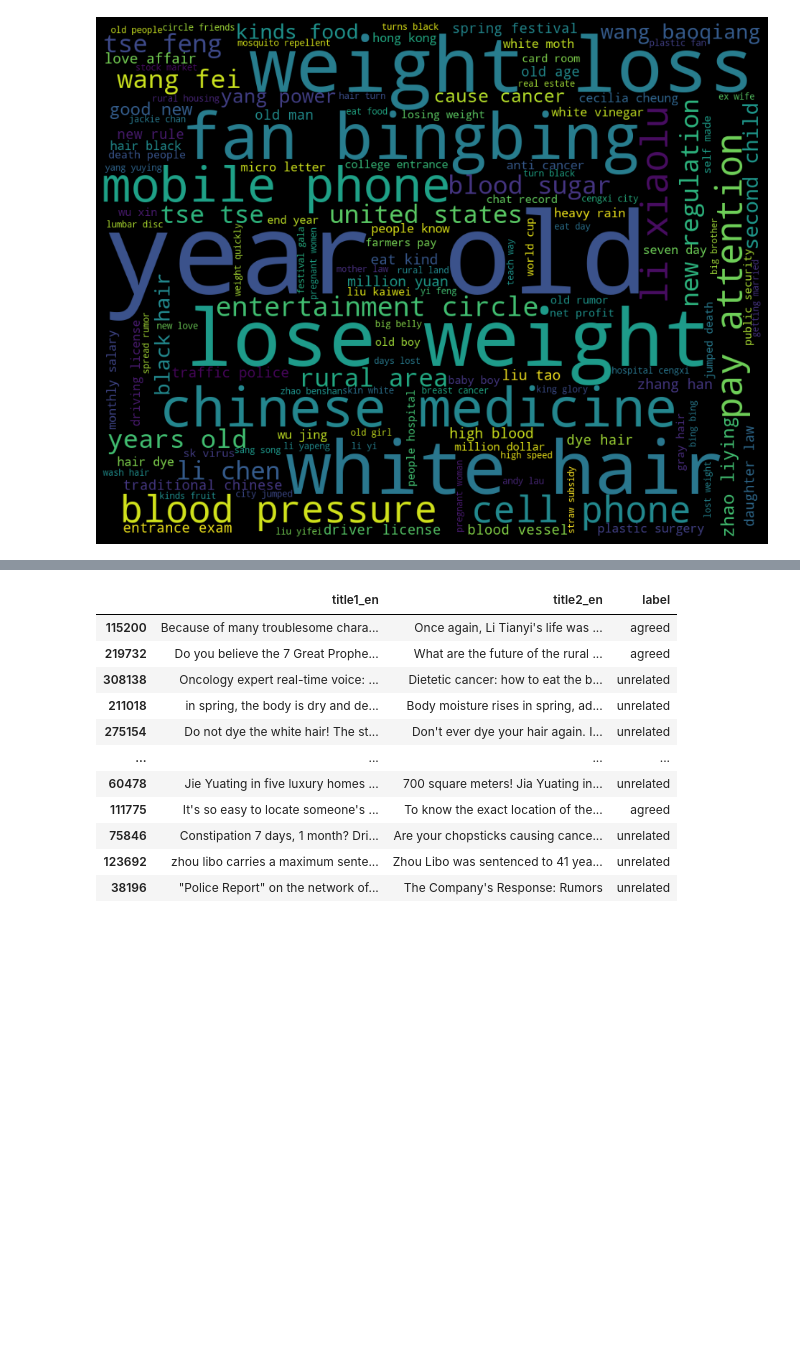
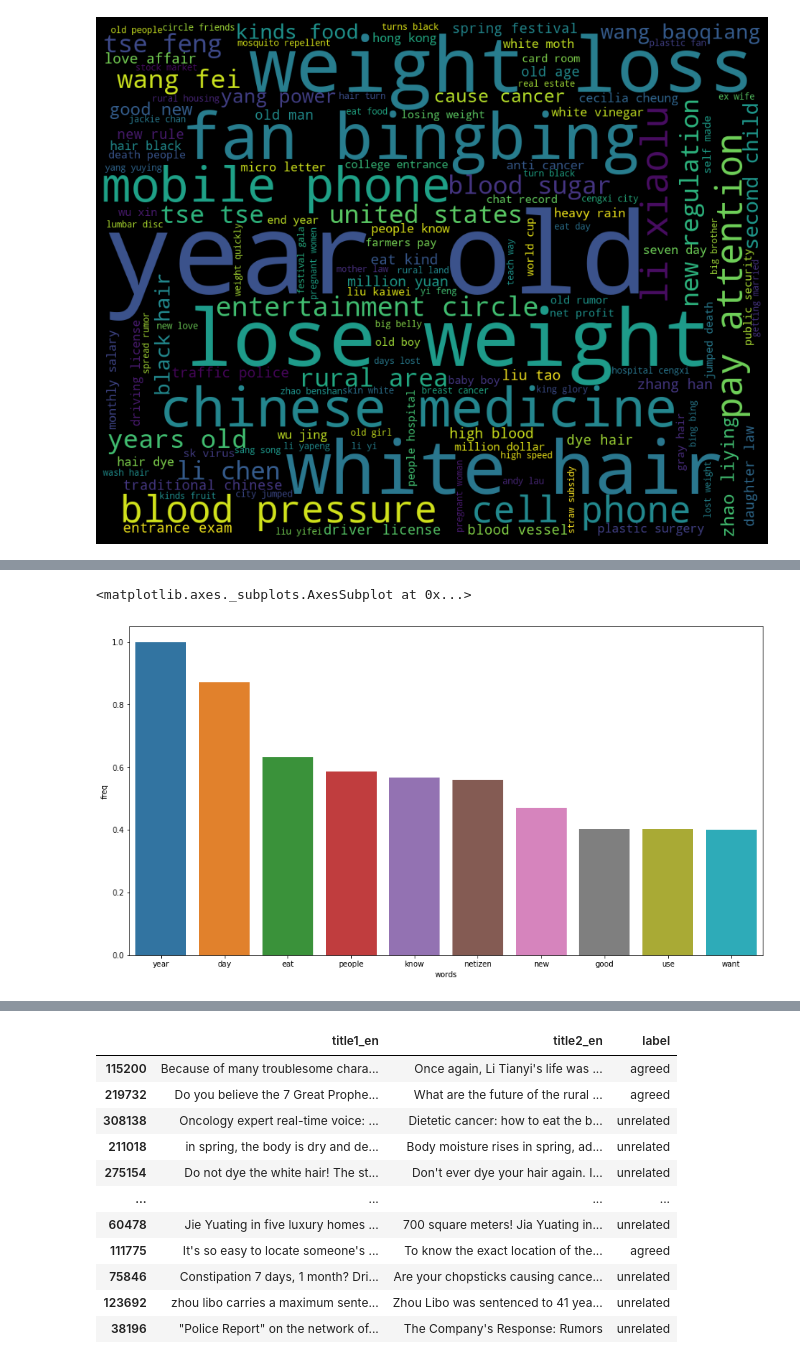
Before and after one commit to erickbonas/projetofinal, a Jupyter notebook: rascunho_analises_erick.ipynb, the cells around one changed output, grey strips where cells are left out. Saved outputs shown, nothing was run; the diff lists cells and outputs as text; code cells hidden in the pictures; blank space fills up the shorter version.

```diff
--- a/rascunho_analises_erick.ipynb
+++ b/rascunho_analises_erick.ipynb
@@ -145,0 +188,16 @@ plt.show()
+# %%
+dfAgreedTextTitle2 = training[training['label']=='agreed']
+dfAgreedTextTitle2 = dfAgreedTextTitle2['title2EnProcessado']
+
+AgreedTextTitle2 = ' '.join(dfAgreedTextTitle2.values)
+
+
+wordcloudAgreedTextTitle2 = WordCloud(width = 1024, height = 800, background_color='black', min_font_size=10).generate(AgreedTextTitle2)
+
+words, freq = list(wordcloudAgreedTextTitle2.words_.keys()), list(wordcloudAgreedTextTitle2.words_.values())
+txtWords = pd.DataFrame(data = list(zip(words[:10], freq[:10])), columns=['words', 'freq'])
+plt.figure(figsize=(15,8))
+sns.barplot(x=txtWords['words'], y=txtWords['freq'])
+# %% [output]
+<matplotlib.axes._subplots.AxesSubplot at 0x...>
+[figure, added]
```
Also changed, not shown: parts of 21 cells of this notebook.
